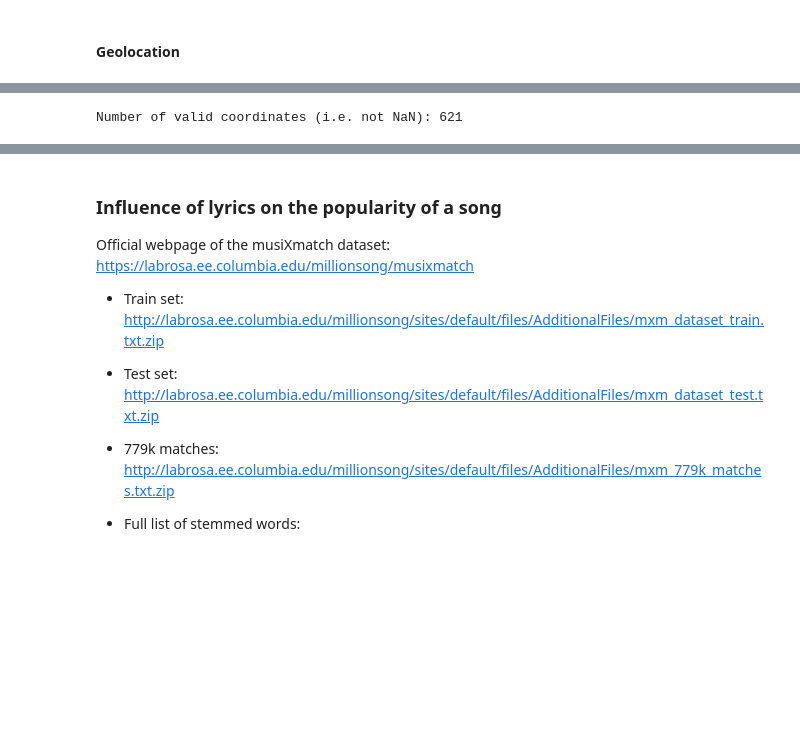
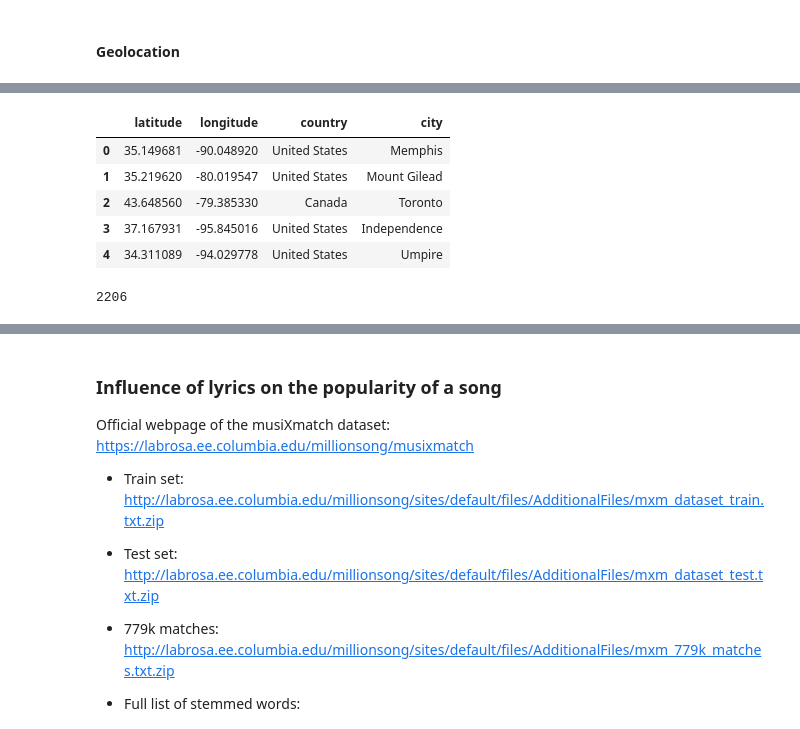
Before and after one commit to Piloumpicou/ADA-Unexpected-Match, a Jupyter notebook: project/MSD_subset.ipynb, the cells around one changed output, grey strips where cells are left out. Saved outputs shown, nothing was run; the diff lists cells and outputs as text; code cells hidden in the pictures; blank space fills up the shorter version.

```diff
--- a/project/MSD_subset.ipynb
+++ b/project/MSD_subset.ipynb
@@ -1031,16 +1082,13 @@ for coordinates in coordinates_list:
-# %%
-lausanne_coord = [46.519962, 6.633597]
-map_world = folium.Map(location=lausanne_coord, tiles='cartodbpositron', zoom_start=2)
-
-# filter out NaN coordinates and drop duplicates
-valid_coordinates = data[['artist latitude', 'artist longitude']].dropna().drop_duplicates()
-
-# save all coordinates in a file
-valid_coordinates.to_csv('coordinates.txt', sep=',', encoding='utf-8', header=None, index=False)
-
-# make a list of coordinates
-valid_coordinates =  list(zip(valid_coordinates['artist latitude'], valid_coordinates['artist longitude']))
-
-print('Number of valid coordinates (i.e. not NaN):', len(list(set(valid_coordinates))))
-# %% [output]
-Number of valid coordinates (i.e. not NaN): 621
+# %%
+df_coordinates = pd.read_csv(path_geolocation+'coordinates_map.txt', sep='\t', header=None)
+df_coordinates.columns = ['latitude', 'longitude', 'country', 'city']
+df_coordinates['latitude'] = df_coordinates['latitude'].astype(np.float32)
+df_coordinates['longitude'] = df_coordinates['longitude'].astype(np.float32)
+df_coordinates.head()
+# %% [output]
+|  | latitude | longitude | country | city |
+| 0 | 35.149681 | -90.048920 | United States | Memphis |
+| 1 | 35.219620 | -80.019547 | United States | Mount Gilead |
+| 2 | 43.648560 | -79.385330 | Canada | Toronto |
+| 3 | 37.167931 | -95.845016 | United States | Independence |
+| 4 | 34.311089 | -94.029778 | United States | Umpire |
@@ -1046,0 +1098,6 @@ Number of valid coordinates (i.e. not NaN): 621
+# %%
+data_tmp = data[['artist latitude', 'artist longitude', 'song hotttnesss']].dropna()
+data_tmp['country'] = data_tmp.apply(lambda x: dict_coordinates[(x['artist latitude'], x['artist longitude'])] if (x['artist latitude'], x['artist longitude']) in dict_coordinates else '', axis=1)
+len(data_tmp[data_tmp['country'] != ''])
+# %% [output]
+2206
```
Also changed, not shown: parts of 16 cells of this notebook, 3 other files.
